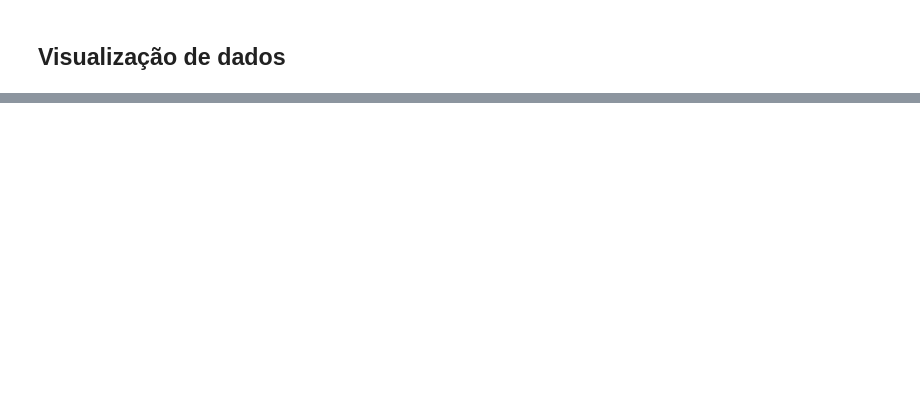
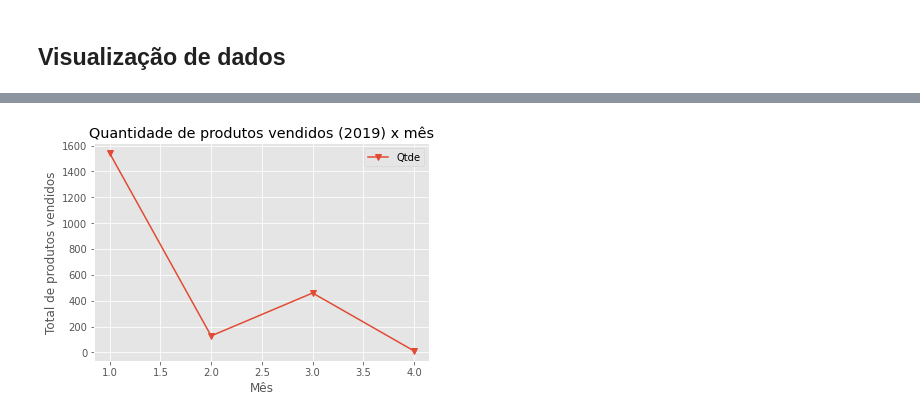
Before and after one commit to layansg/DIO-DESAFIO-analise-de-dados-com-python-e-pandas, a Jupyter notebook: Pandas_AulaPlanilhas.ipynb, the cells around one changed output, grey strips where cells are left out. Saved outputs shown, nothing was run; the diff lists cells and outputs as text; code cells hidden in the pictures; blank space fills up the shorter version.

```diff
--- a/Pandas_AulaPlanilhas.ipynb
+++ b/Pandas_AulaPlanilhas.ipynb
@@ -159,8 +318,10 @@ plt.scatter(x = df_2019["Mes_Venda"], y = df_2019["Receita"]);
 # %%
 # Salvando em PNG
-df_2019.groupby(df["Mes_Venda"])["Qtde"].sum().plot(marker="v")
-plt.title("Quantidade de produtos vendidos x mês")
+df_2019.groupby(df_2019["Mês_Venda"])["Qtde"].sum().plot(marker="v")
+plt.title("Quantidade de produtos vendidos (2019) x mês")
 plt.xlabel("Mês")
 plt.ylabel("Total de produtos vendidos")
 plt.legend()
 plt.savefig("Gráfico QTD x MÊS.png");
+# %% [output]
+[figure, added]
```
Also changed, not shown: parts of 34 cells of this notebook.
